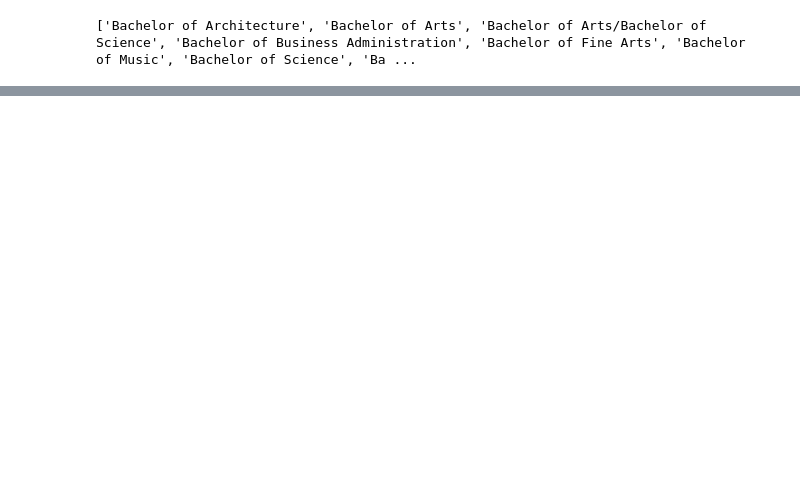
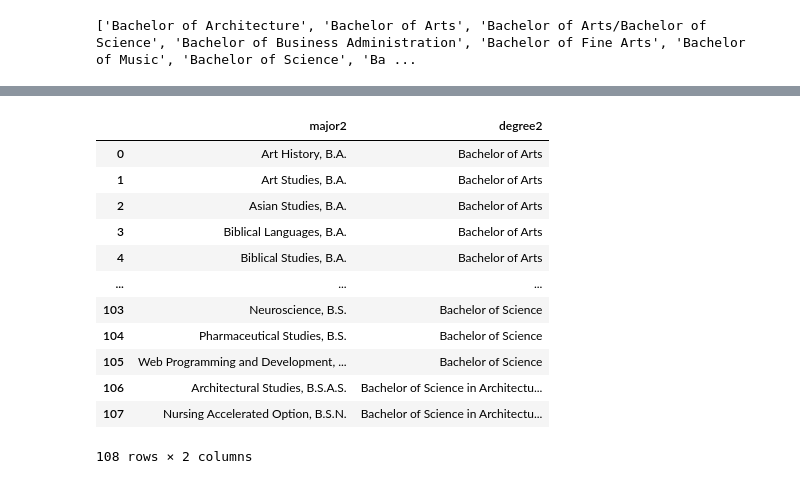
Before and after one commit to SamSitarek/advisory_tool, a Jupyter notebook: Notebooks/belmont_webscrape.ipynb, the cells around one changed output, grey strips where cells are left out. Drawn from its saved outputs; the diff is of its cells as text; code cells hidden in the pictures; blank space fills up the shorter version.

```diff
--- a/Notebooks/belmont_webscrape.ipynb
+++ b/Notebooks/belmont_webscrape.ipynb
@@ -546,0 +522,2 @@ print(soup_courses_1)
+# %%
+bel_test=pd.DataFrame(columns=['major2', 'degree2'])
@@ -546,0 +526,44 @@ print(soup_courses_1)
+# %%
+counter = 0
+counter2 = 0
+hold = "aa"
+
+for row in range(1,209):
+    a=major[row]
+    if hold < a:
+        bel_test.loc[counter, 'degree2']= degree_type[counter2]
+        bel_test.loc[counter, 'major2'] = a
+        counter += 1
+        hold = a
+    else:
+        counter2 +=1
+        bel_test.loc[counter, 'degree2']= degree_type[counter2]
+        bel_test.loc[counter, 'major2'] = a
+        counter += 1
+        hold = a
+# %%
+bel_test.head(108)
+## issue at 108, maybe  range up to 108, then from 108-112 append, then range 113-209. will have
+## to append 0 as well for arch.
+
+# range 209
+# if <1
+    # then: degree[0]
+# elif < next switch
+    # then: degree[1]
+
+    ## first if in for loop, if range = 1, 108, 117 ex. then counter2+=1
+# %% [output]
+|  | major2 | degree2 |
+| 0 | Art History, B.A. | Bachelor of Arts |
+| 1 | Art Studies, B.A. | Bachelor of Arts |
+| 2 | Asian Studies, B.A. | Bachelor of Arts |
+| 3 | Biblical Languages, B.A. | Bachelor of Arts |
+| 4 | Biblical Studies, B.A. | Bachelor of Arts |
+| ... | ... | ... |
+| 103 | Neuroscience, B.S. | Bachelor of Science |
+| 104 | Pharmaceutical Studies, B.S. | Bachelor of Science |
+| 105 | Web Programming and Development, ... | Bachelor of Science |
+| 106 | Architectural Studies, B.S.A.S. | Bachelor of Science in Architectu... |
+| 107 | Nursing Accelerated Option, B.S.N. | Bachelor of Science in Architectu... |
+108 rows × 2 columns
```
Also changed, not shown: parts of 56 cells of this notebook, 3 other files.
